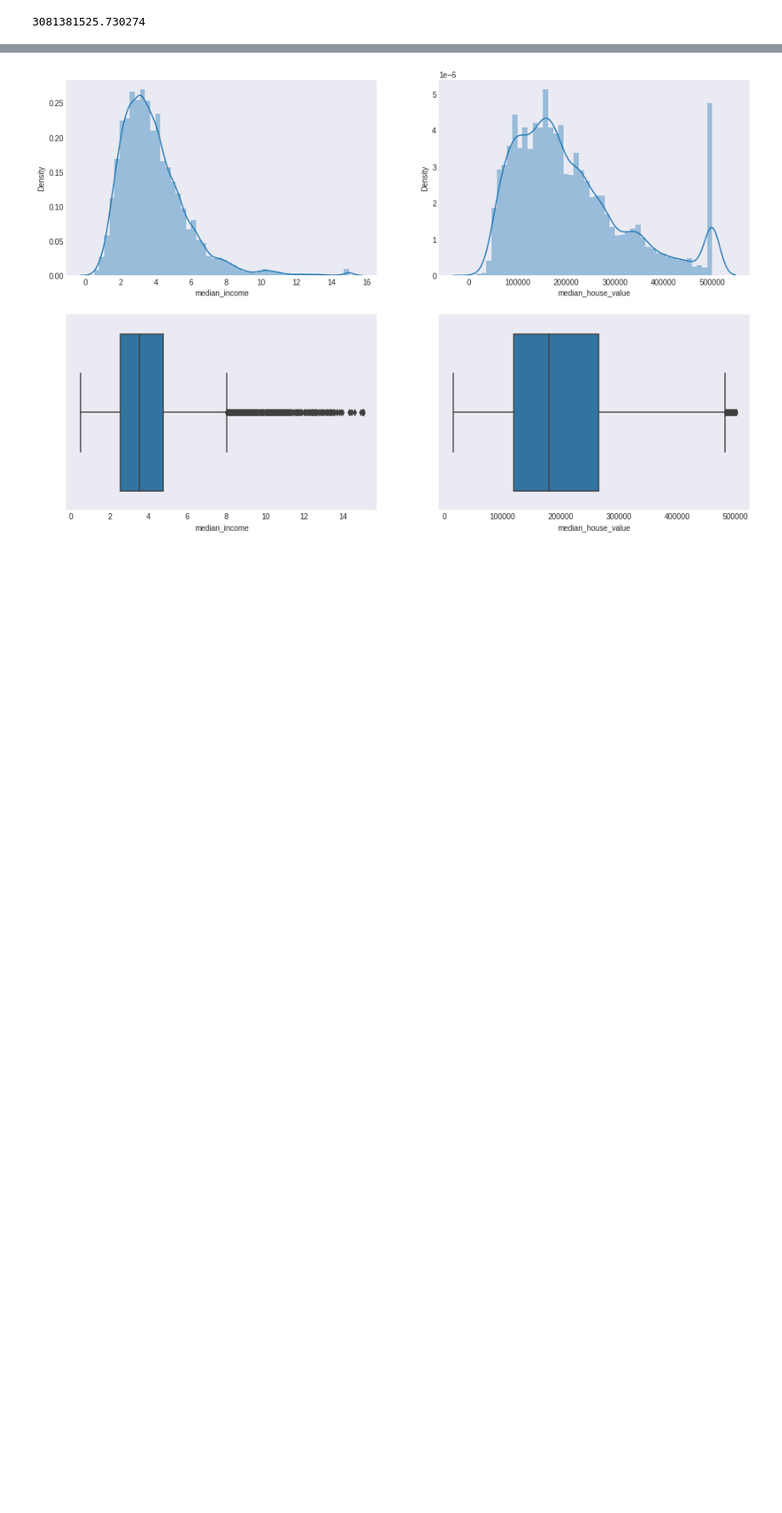
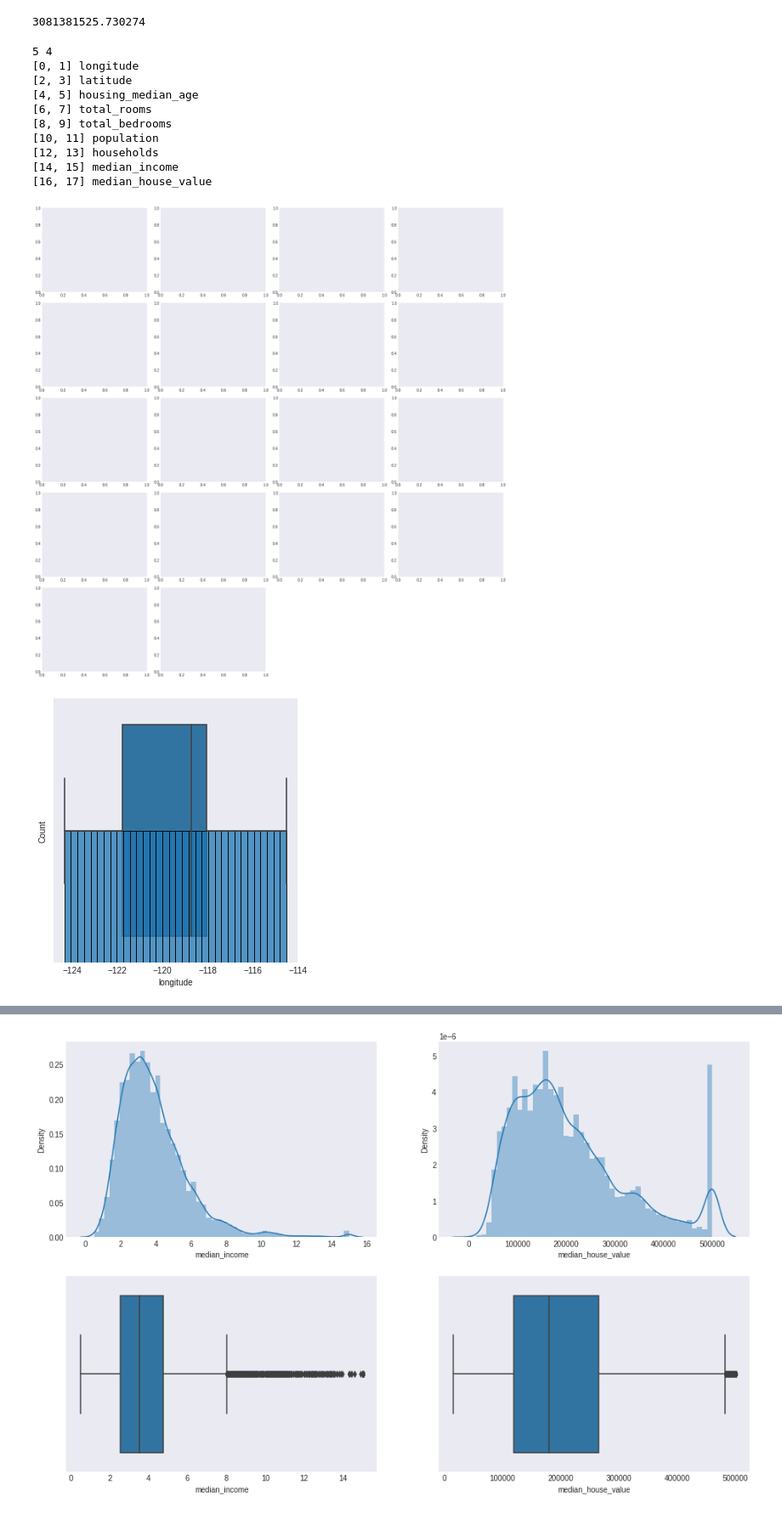
Before and after one commit to FIAP22IA/trabalho-final-python, a Jupyter notebook: trabalho.ipynb, the cells around one changed output, grey strips where cells are left out. Shown: that part at 85% size. Drawn from its saved outputs; the diff is of its cells as text; code cells hidden in the pictures; blank space fills up the shorter version.

```diff
--- a/trabalho.ipynb
+++ b/trabalho.ipynb
@@ -423,0 +507,30 @@ def plot_
+# %%
+def plot_numeric (T):
+    fgr = PP.figure(figsize=(17, 17))
+    numeric_columns = T.select_dtypes(['float64', 'int64']).columns
+    rows = ceil(len(numeric_columns)/2)
+    cols = 4
+    print(rows, cols)
+    for i, v in enumerate(numeric_columns):
+        print([i*2, i*2+1], v)
+        fgr.add_subplot(rows, cols, i*2+1)
+        S.displot(T[v])
+        fgr.add_subplot(rows, cols, i*2+2)
+        S.boxplot(T[v])
+    fgr.tight_layout()
+    fgr.show()
+
+plot_numeric(T)
+# %% [output]
+5 4
+[0, 1] longitude
+[2, 3] latitude
+[4, 5] housing_median_age
+[6, 7] total_rooms
+[8, 9] total_bedrooms
+[10, 11] population
+[12, 13] households
+[14, 15] median_income
+[16, 17] median_house_value
+[figure, added]
+[figure, added]
```
Also changed, not shown: parts of 13 cells of this notebook.
